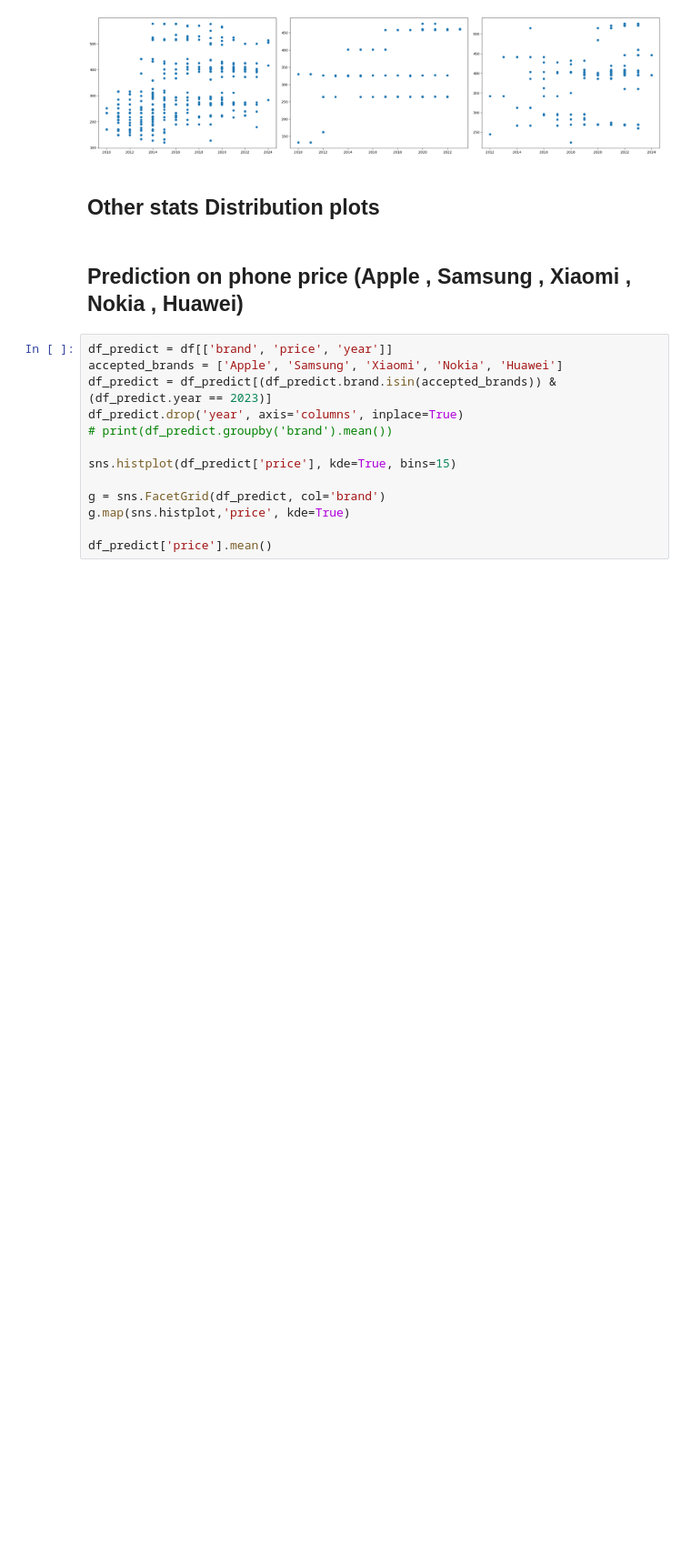
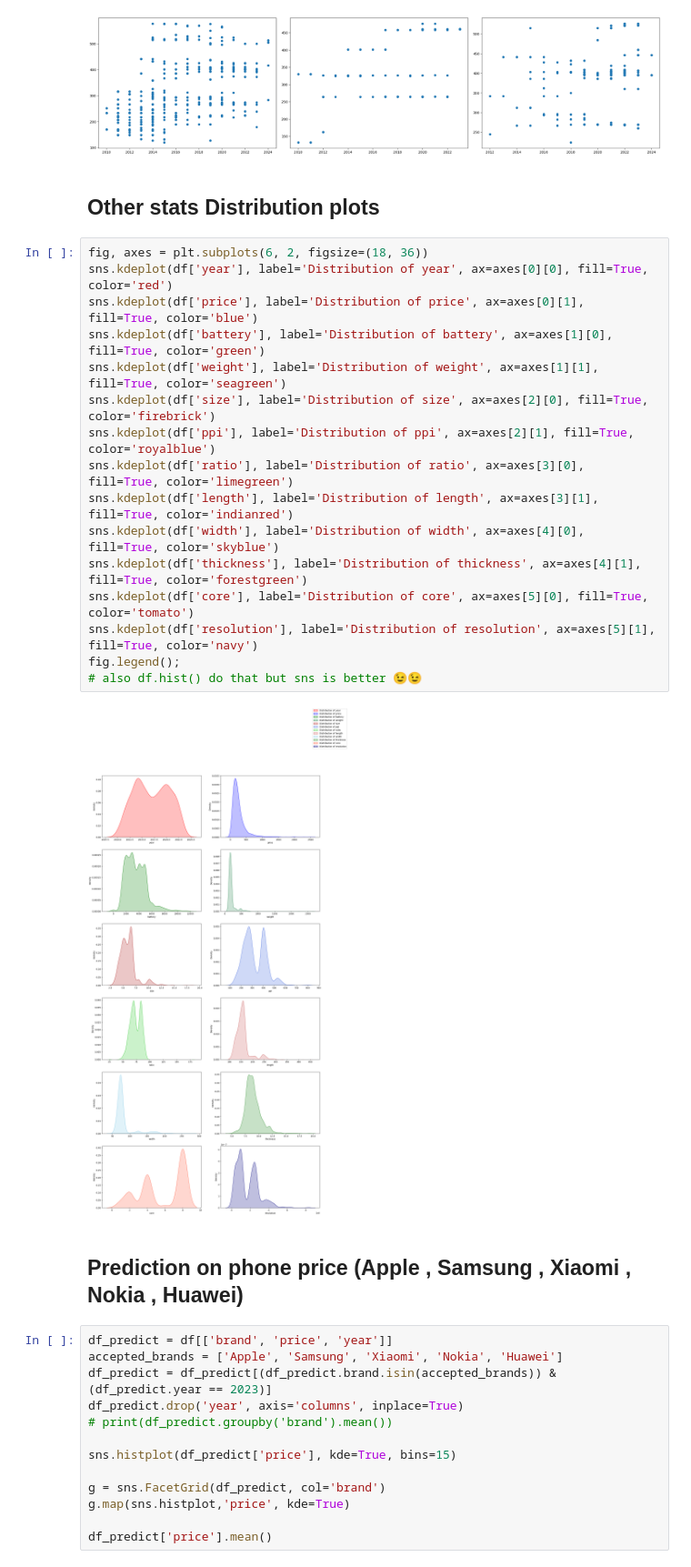
Before and after one commit to sinaaasghari/mobile-land, a Jupyter notebook: statics-analyzing.ipynb, the cells around one changed output. Shown: that part at 91% size. Saved outputs shown, nothing was run; the diff lists cells and outputs as text; blank space fills up the shorter version.

```diff
--- a/statics-analyzing.ipynb
+++ b/statics-analyzing.ipynb
@@ -205,6 +206,24 @@ axes[2].scatter(xiaomi_datas['year'] , xiaomi_datas['ppi'])
 [figure]
 # %% [markdown]
 ## Other stats Distribution plots
+# %%
+fig, axes = plt.subplots(6, 2, figsize=(18, 36))
+sns.kdeplot(df['year'], label='Distribution of year', ax=axes[0][0], fill=True, color='red')
+sns.kdeplot(df['price'], label='Distribution of price', ax=axes[0][1], fill=True, color='blue')
+sns.kdeplot(df['battery'], label='Distribution of battery', ax=axes[1][0], fill=True, color='green')
+sns.kdeplot(df['weight'], label='Distribution of weight', ax=axes[1][1], fill=True, color='seagreen')
+sns.kdeplot(df['size'], label='Distribution of size', ax=axes[2][0], fill=True, color='firebrick')
+sns.kdeplot(df['ppi'], label='Distribution of ppi', ax=axes[2][1], fill=True, color='royalblue')
+sns.kdeplot(df['ratio'], label='Distribution of ratio', ax=axes[3][0], fill=True, color='limegreen')
+sns.kdeplot(df['length'], label='Distribution of length', ax=axes[3][1], fill=True, color='indianred')
+sns.kdeplot(df['width'], label='Distribution of width', ax=axes[4][0], fill=True, color='skyblue')
+sns.kdeplot(df['thickness'], label='Distribution of thickness', ax=axes[4][1], fill=True, color='forestgreen')
+sns.kdeplot(df['core'], label='Distribution of core', ax=axes[5][0], fill=True, color='tomato')
+sns.kdeplot(df['resolution'], label='Distribution of resolution', ax=axes[5][1], fill=True, color='navy')
+fig.legend();
+# also df.hist() do that but sns is better 😉😉
+# %% [output]
+[figure, added]
 # %% [markdown]
 ## Prediction on phone price (Apple , Samsung , Xiaomi , Nokia , Huawei)
 # %%
```
Also changed, not shown: parts of 8 cells of this notebook.
